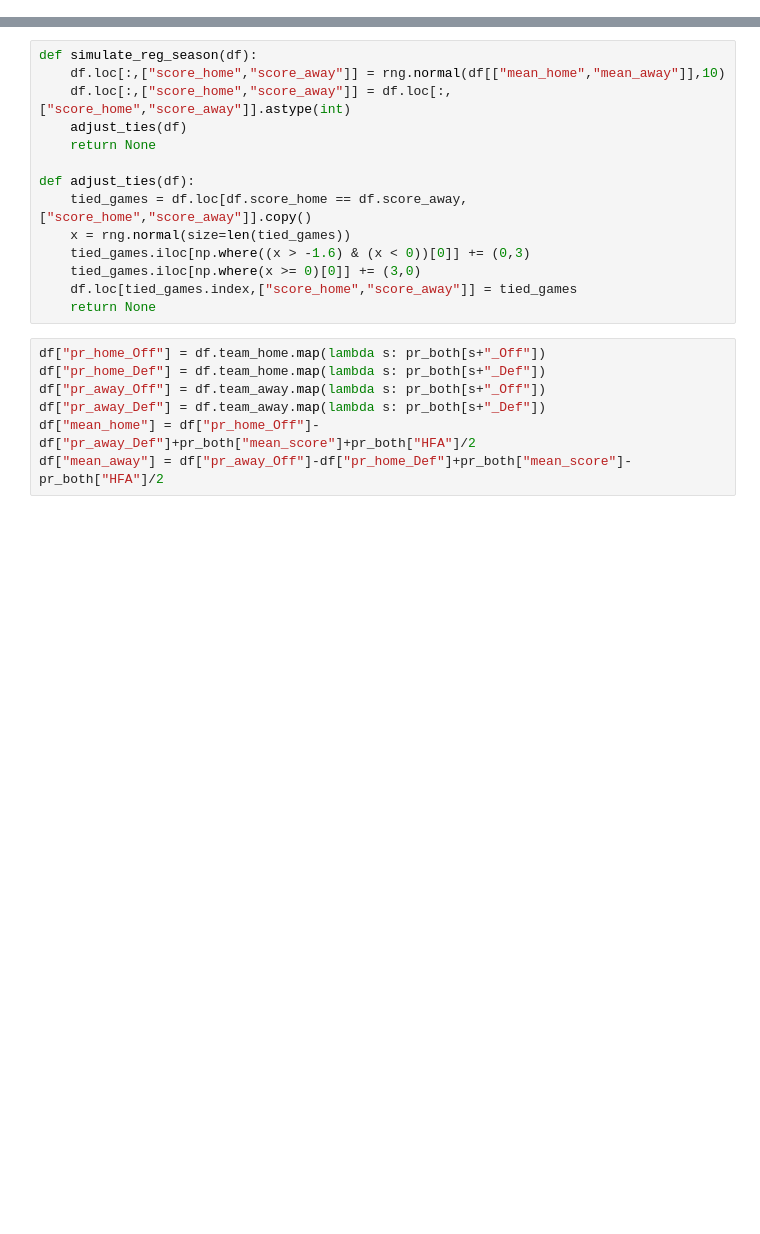
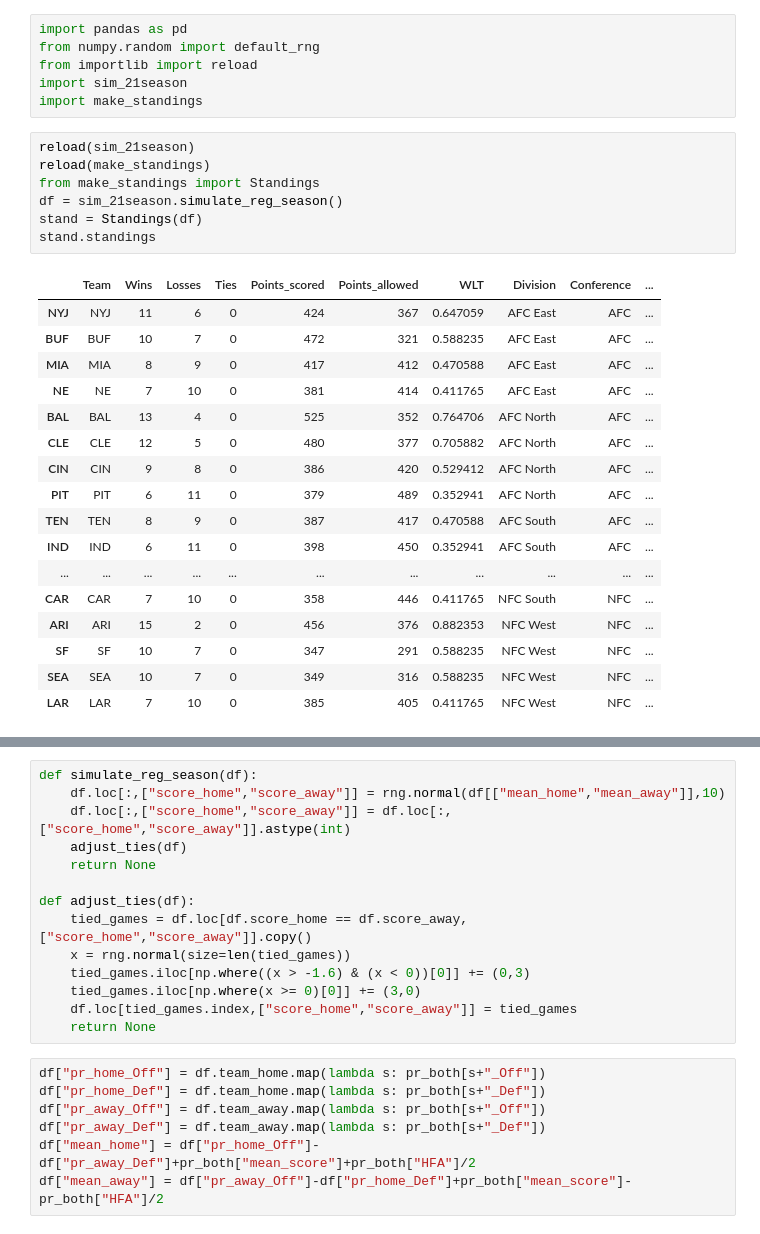
Before and after one commit to ChristopherDavisUCI/NFL2021-Simulation, a Jupyter notebook: NFL simulation practice.ipynb, the cells around one changed output, grey strips where cells are left out. Cells and saved outputs as stored; diff of their text form; blank space fills up the shorter version.

```diff
--- a/NFL simulation practice.ipynb
+++ b/NFL simulation practice.ipynb
@@ -0,0 +1,31 @@
+# %%
+import pandas as pd
+from numpy.random import default_rng
+from importlib import reload
+import sim_21season
+import make_standings
+# %%
+reload(sim_21season)
+reload(make_standings)
+from make_standings import Standings
+df = sim_21season.simulate_reg_season()
+stand = Standings(df)
+stand.standings
+# %% [output]
+|  | Team | Wins | Losses | Ties | Points_scored | Points_allowed | WLT | Division | Conference | ... |
+| NYJ | NYJ | 11 | 6 | 0 | 424 | 367 | 0.647059 | AFC East | AFC | ... |
+| BUF | BUF | 10 | 7 | 0 | 472 | 321 | 0.588235 | AFC East | AFC | ... |
+| MIA | MIA | 8 | 9 | 0 | 417 | 412 | 0.470588 | AFC East | AFC | ... |
+| NE | NE | 7 | 10 | 0 | 381 | 414 | 0.411765 | AFC East | AFC | ... |
+| BAL | BAL | 13 | 4 | 0 | 525 | 352 | 0.764706 | AFC North | AFC | ... |
+| CLE | CLE | 12 | 5 | 0 | 480 | 377 | 0.705882 | AFC North | AFC | ... |
+| CIN | CIN | 9 | 8 | 0 | 386 | 420 | 0.529412 | AFC North | AFC | ... |
+| PIT | PIT | 6 | 11 | 0 | 379 | 489 | 0.352941 | AFC North | AFC | ... |
+| TEN | TEN | 8 | 9 | 0 | 387 | 417 | 0.470588 | AFC South | AFC | ... |
+| IND | IND | 6 | 11 | 0 | 398 | 450 | 0.352941 | AFC South | AFC | ... |
+| ... | ... | ... | ... | ... | ... | ... | ... | ... | ... | ... |
+| CAR | CAR | 7 | 10 | 0 | 358 | 446 | 0.411765 | NFC South | NFC | ... |
+| ARI | ARI | 15 | 2 | 0 | 456 | 376 | 0.882353 | NFC West | NFC | ... |
+| SF | SF | 10 | 7 | 0 | 347 | 291 | 0.588235 | NFC West | NFC | ... |
+| SEA | SEA | 10 | 7 | 0 | 349 | 316 | 0.588235 | NFC West | NFC | ... |
+| LAR | LAR | 7 | 10 | 0 | 385 | 405 | 0.411765 | NFC West | NFC | ... |
```
Also changed, not shown: parts of 30 cells of this notebook, 8 other files.
